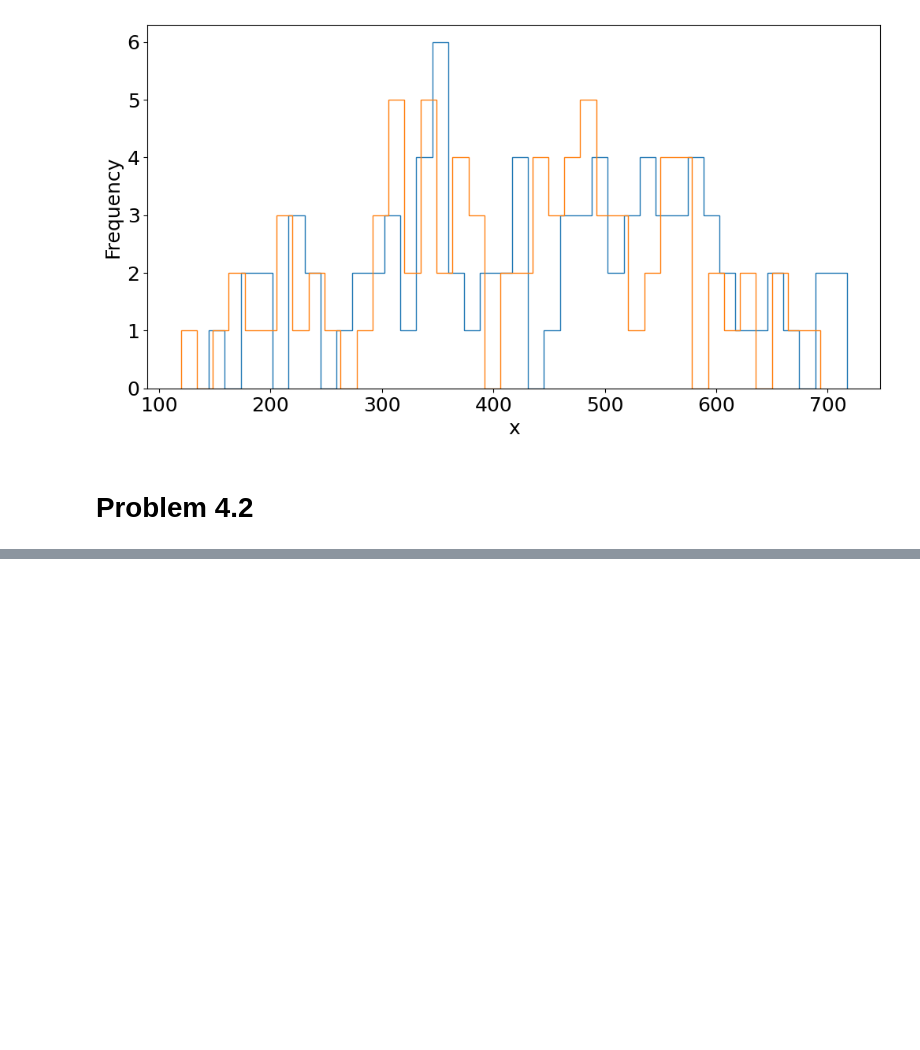
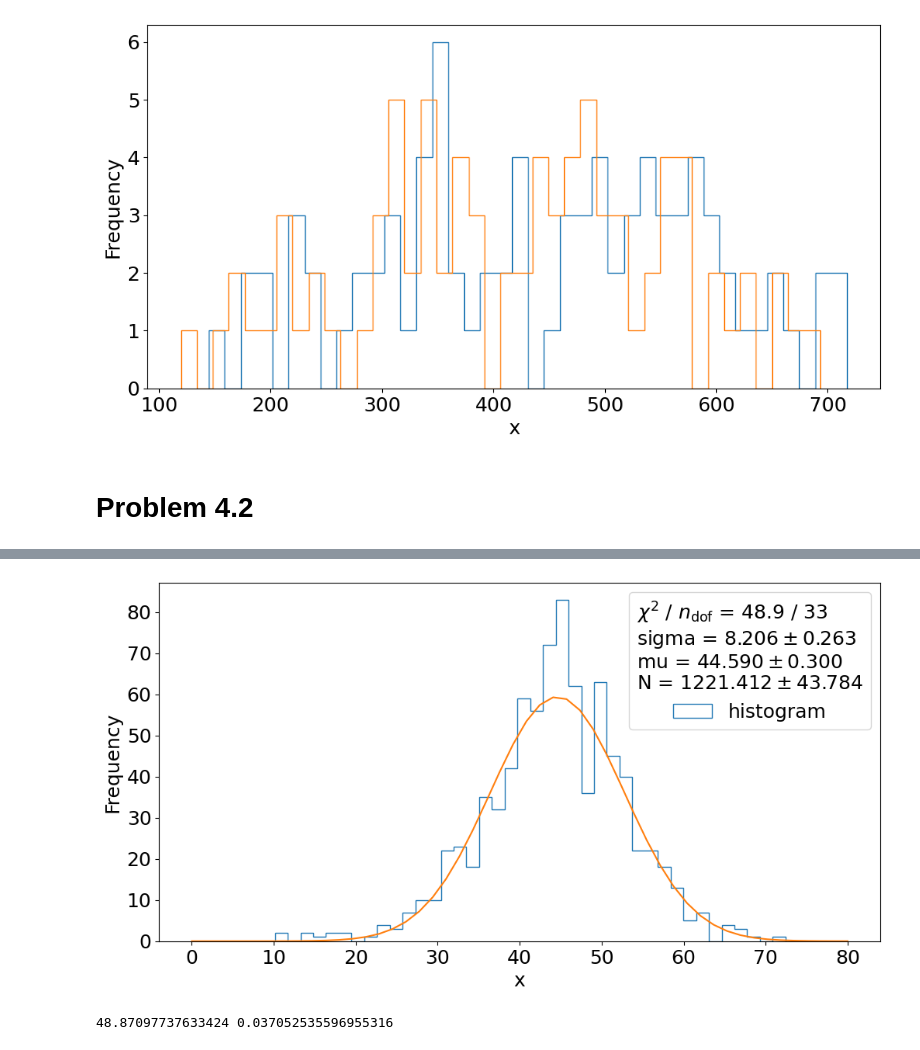
Before and after one commit to akjoelhede/Appstatgang_tornado, a Jupyter notebook: Anders_problemset/problem_set_anders.ipynb, the cells around one changed output, grey strips where cells are left out. Drawn from its saved outputs; the diff is of its cells as text; code cells hidden in the pictures; blank space fills up the shorter version.

```diff
--- a/Anders_problemset/problem_set_anders.ipynb
+++ b/Anders_problemset/problem_set_anders.ipynb
@@ -205,0 +255,20 @@ ax.set(xlabel="x", ylabel="Frequency");
+# %%
+def gauss_fit(x,sigma, mu, N):
+    return  N*(np.exp(-(x-mu)**2/(2*sigma**2)))/ (sigma*np.sqrt(2*np.pi))
+
+# Find the x, y and error on y (sy) given the histogram:
+counts, bin_edges = np.histogram(size[np.flatnonzero(intensity>0.5)], bins=40)
+x = (bin_edges[1:] + bin_edges[:-1])/2
+y = counts
+sy = np.sqrt(counts)
+x = x[y>0]
+y = y[y>0]
+sy = sy[sy>0]
+
+m = LeastSquares(x, y, sy, gauss_fit)
+# NOTE: Did you remember to ensure, that all bins had entries in them, i.e. that y>0?
+
+m = Minuit(m,sigma=20, mu=45, N=100)
+m.errordef = 1.0     # This is the definition for ChiSqaure fits
+m.migrad()
+m.hesse()
@@ -205,0 +290,22 @@ ax.set(xlabel="x", ylabel="Frequency");
+# %%
+fit_info = [f"$\\chi^2$ / $n_\\mathrm{{dof}}$ = {m.fval:.1f} / {len(x) - m.nfit}",]
+for p, v, e in zip(m.parameters, m.values, m.errors):
+	fit_info.append(f"{p} = ${v:.3f} \\pm {e:.3f}$")
+
+
+fig, ax = plt.subplots(figsize=(12, 6))
+ax.hist(size[np.flatnonzero(intensity>0.5)], bins=40, histtype='step', label='histogram')
+ax.plot(np.linspace(0,80), gauss_fit(np.linspace(0,80), *m.values))
+ax.set(xlabel="x", ylabel="Frequency");
+ax.legend(title="\n".join(fit_info));
+# %% [output]
+[figure, added]
+# %%
+def chi2_owncalc(x,mu, sigma, N):
+	y_fit = gauss_fit(x,mu, sigma, N)
+	chi2 = np.sum(((y - y_fit) / sy)**2)
+	return chi2
+
+print(chi2_owncalc(x,*m.values), stats.chi2.sf(chi2_owncalc(x,*m.values), 33))
+# %% [output]
+48.87097737633424 0.037052535596955316
```
Also changed, not shown: parts of 20 cells of this notebook.
